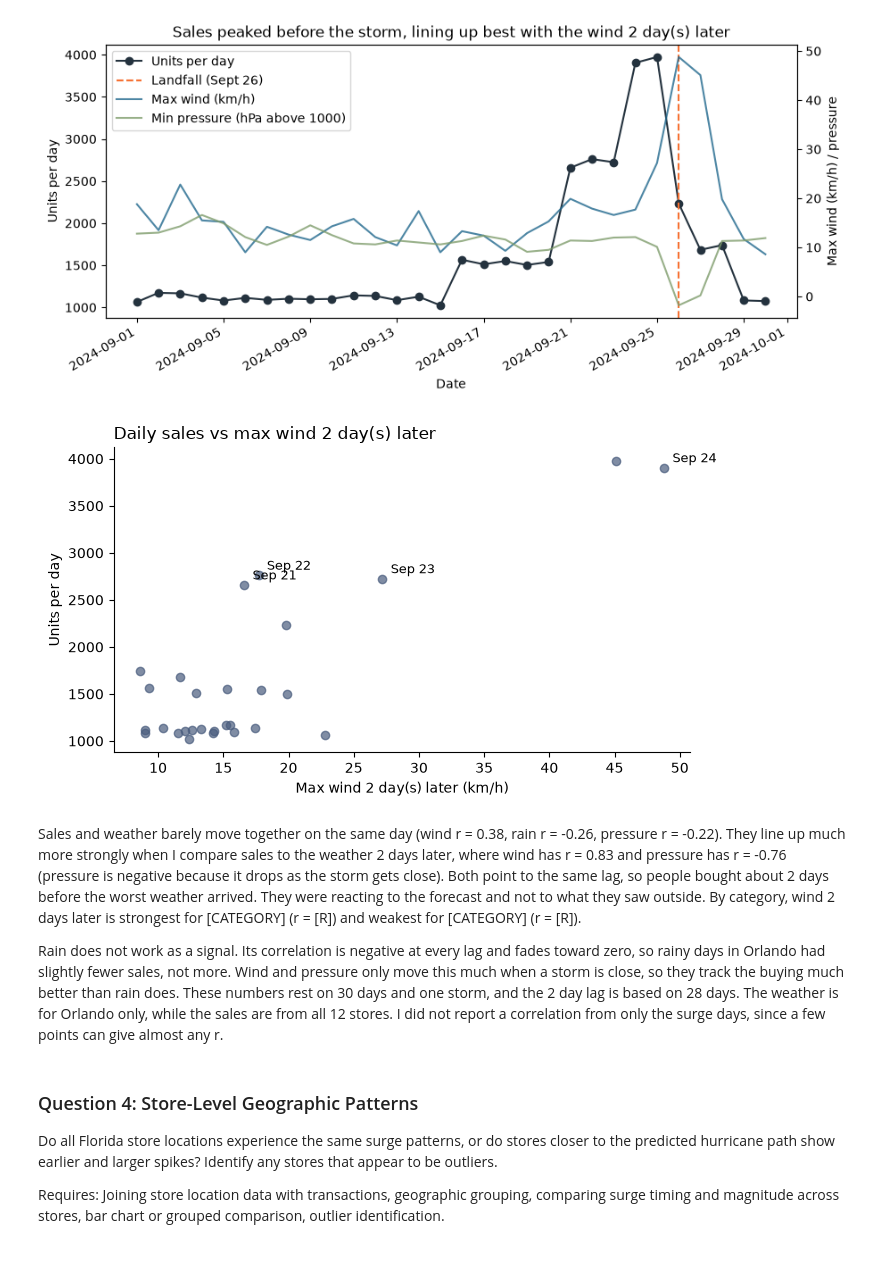
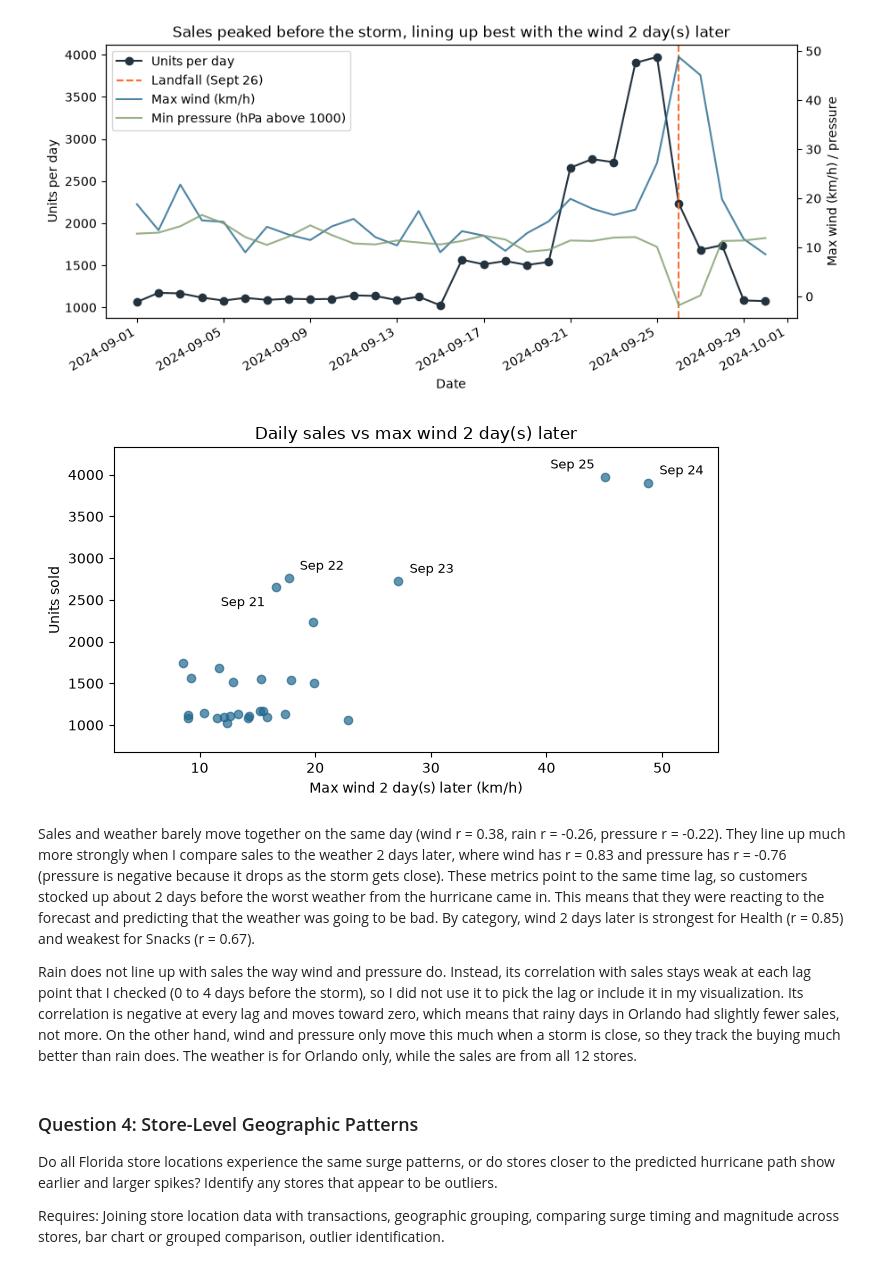
Before and after one commit to eviemcmahan/walmart-hurricane-project, a Jupyter notebook: notebooks/team_notebook.ipynb, the cells around one changed output. Drawn from its saved outputs; the diff is of its cells as text; code cells hidden in the pictures.

```diff
--- a/notebooks/team_notebook.ipynb
+++ b/notebooks/team_notebook.ipynb
@@ -1646,27 +1642,37 @@ plt.show()
 # %%
 later_wind = merged['wind_max'].shift(-best_k)  # Wind best_k days after each sales day
 
 fig, ax = plt.subplots(figsize=(7, 4))
-ax.scatter(later_wind, merged['units'], color='#4a5d7e', alpha=0.7)  # One dot per day
+ax.scatter(later_wind, merged['units'], color='#21688D', alpha=0.7)  # One dot per day
 
-# Label the big sales days before landfall
+# Label the surge days (Sept 21 to 25), with each label placed to avoid its neighbors
+# Format: day of month -> (points right, points up, side the label sits on)
+label_pos = {
+    21: (-8, -14, 'right'),
+    22: (8, 6, 'left'),
+    23: (8, 6, 'left'),
+    24: (8, 6, 'left'),
+    25: (-8, 6, 'right'),
+}
 for row in merged.itertuples():
-    if row.date >= pd.Timestamp('2024-09-21') and row.date <= LANDFALL - pd.Timedelta(days=best_k):
+    if row.date.day in label_pos:
+        dx, dy, side = label_pos[row.date.day]
         ax.annotate(f'{row.date:%b %d}', (later_wind[row.Index], row.units),
-                    textcoords='offset points', xytext=(6, 4), fontsize=9)
+                    textcoords='offset points', xytext=(dx, dy), fontsize=9, ha=side)
 
-ax.set_title(f'Daily sales vs max wind {best_k} day(s) later', loc='left', fontsize=12)
+ax.set_title(f'Daily sales vs max wind {best_k} day(s) later', fontsize=12)
 ax.set_xlabel(f'Max wind {best_k} day(s) later (km/h)')
-ax.set_ylabel('Units per day')
-ax.spines[['top', 'right']].set_visible(False)  # Remove the top and right borders
+ax.set_ylabel('Units sold')
+ax.margins(x=0.15, y=0.12)  # Extra space inside the plot so the labels on the top and right dots fit
+
 plt.tight_layout()
 plt.show()
 # %% [output]
-[figure, old version]
+[figure, new version]
 # %% [markdown]
-Sales and weather barely move together on the same day (wind r = 0.38, rain r = -0.26, pressure r = -0.22). They line up much more strongly when I compare sales to the weather 2 days later, where wind has r = 0.83 and pressure has r = -0.76 (pressure is negative because it drops as the storm gets close). Both point to the same lag, so people bought about 2 days before the worst weather arrived. They were reacting to the forecast and not to what they saw outside. By category, wind 2 days later is strongest for [CATEGORY] (r = [R]) and weakest for [CATEGORY] (r = [R]).
+Sales and weather barely move together on the same day (wind r = 0.38, rain r = -0.26, pressure r = -0.22). They line up much more strongly when I compare sales to the weather 2 days later, where wind has r = 0.83 and pressure has r = -0.76 (pressure is negative because it drops as the storm gets close). These metrics point to the same time lag, so customers stocked up about 2 days before the worst weather from the hurricane came in. This means that they were reacting to the forecast and predicting that the weather was going to be bad. By category, wind 2 days later is strongest for Health (r = 0.85) and weakest for Snacks (r = 0.67).
 
-Rain does not work as a signal. Its correlation is negative at every lag and fades toward zero, so rainy days in Orlando had slightly fewer sales, not more. Wind and pressure only move this much when a storm is close, so they track the buying much better than rain does. These numbers rest on 30 days and one storm, and the 2 day lag is based on 28 days. The weather is for Orlando only, while the sales are from all 12 stores. I did not report a correlation from only the surge days, since a few points can give almost any r.
+Rain does not line up with sales the way wind and pressure do. Instead, its correlation with sales stays weak at each lag point that I checked (0 to 4 days before the storm), so I did not use it to pick the lag or include it in my visualization. Its correlation is negative at every lag and moves toward zero, which means that rainy days in Orlando had slightly fewer sales, not more. On the other hand, wind and pressure only move this much when a storm is close, so they track the buying much better than rain does. The weather is for Orlando only, while the sales are from all 12 stores.
 # %% [markdown]
 ### Question 4: Store-Level Geographic Patterns
 
```
Also changed, not shown: parts of 42 cells of this notebook.
